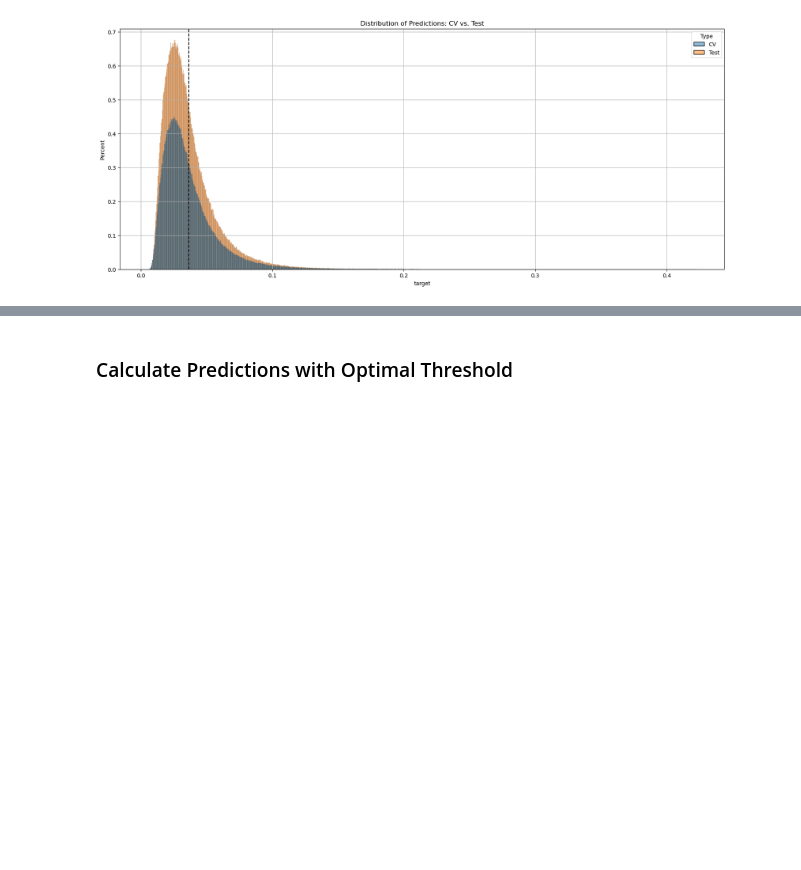
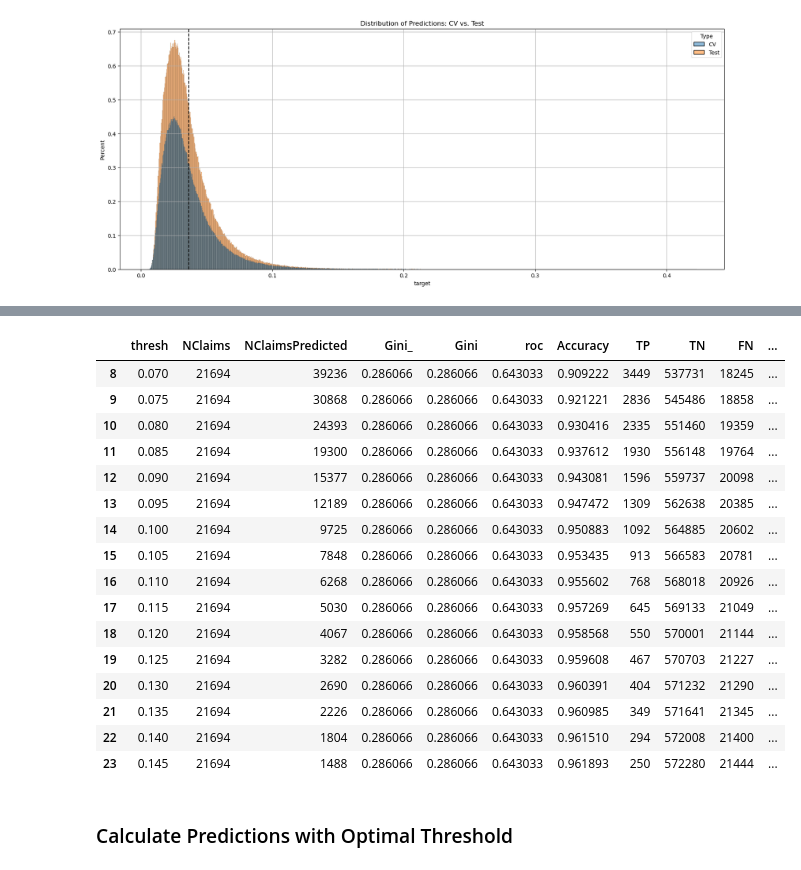
Before and after one commit to RickArko/ami-porto, a Jupyter notebook: Model.ipynb, the cells around one changed output, grey strips where cells are left out. Cells and saved outputs as stored; diff of their text form; code cells hidden in the pictures; blank space fills up the shorter version.

```diff
--- a/Model.ipynb
+++ b/Model.ipynb
@@ -245,3 +249,4 @@ PRED_LABEL = "pred_label"
 
 df_actuals = train[["id", LABEL]].rename(columns={LABEL: TRUE_LABEL})
 dfscore = dfcv.merge(df_actuals)
+dfscore["pred_naive"] = 0
@@ -252,23 +252,0 @@ dfscore = dfcv.merge(df_actuals)
-# %%
-for thresh in [.02, .03, .05, .1, .15, .20,]:
-    dfscore["label"] = np.where(dfscore["target"] >= thresh, 1, 0)
-    roc_base = roc_auc_score(dfscore["actual"], dfscore["label"])
-    roc_naive = roc_auc_score(dfscore["actual"], dfscore["pred_naive"])
-
-    fpr_baseline, tpr_baseline, _ = roc_curve(dfscore["actual"],  dfscore["label"])
-    fpr_naive, tpr_naive, _ = roc_curve(dfscore["actual"],  dfscore["pred_naive"])
-
-    plt.plot(fpr_naive, tpr_naive, label=f"Naive {roc_naive:.3f}", alpha=0.7, color="black", linestyle="--")
-    plt.plot(fpr_baseline, tpr_baseline, label=f"Baseline {roc_base:.3f}", color="Blue", alpha=0.7)
-    plt.legend(loc="upper left")
-    plt.ylabel('True Positive Rate')
-    plt.xlabel('False Positive Rate')
-    plt.rcParams["figure.figsize"] = (20, 6)
-    plt.title(f'ROC Curve Comparison with threshold {thresh}\n Score: {roc_base:.4f}')
-    plt.grid()
-    # fname = PLOT_DIR.joinpath("roc_curve_comparison.png")
-    # plt.savefig(fname)
-    if SAVE_PLOTS:
-        fname = PLOT_DIR.joinpath(f"Model-Decision-Threshold-{thresh}.png")
-        plt.savefig(fname)
-    plt.show()
@@ -284,22 +268,23 @@ for thresh in [.02, .03, .05, .1, .15, .20,]:
 # %%
 res = []
 
-for thresh in np.arange(.03, .2, .01):
+for thresh in np.arange(.03, .15, .005):
     d = {}
     d["thresh"] = thresh
+    dfscore[PRED_LABEL] = np.where(dfscore[LABEL] >= thresh, 1, 0)
 
-    dfscore[PRED_LABEL] = np.where(dfscore[LABEL] >= thresh, 1, 0)
     d["NClaims"] = dfscore[TRUE_LABEL].sum()
     d["NClaimsPredicted"] = dfscore[PRED_LABEL].sum()
-    d["Gini_"] = Gini(dfscore[TRUE_LABEL], dfscore[PRED_LABEL])
-    d["Gini"] = gini_normalized(dfscore[TRUE_LABEL], dfscore[PRED_LABEL])
+    d["Gini_"] = Gini(dfscore[TRUE_LABEL], dfscore[LABEL])
+    d["Gini"] = gini_normalized(dfscore[TRUE_LABEL], dfscore[LABEL])
 
-    d["roc"] = roc_auc_score(dfscore[TRUE_LABEL], dfscore[PRED_LABEL])
+    d["roc"] = roc_auc_score(dfscore[TRUE_LABEL], dfscore[LABEL])
+    d["Accuracy"] = accuracy_score(dfscore[TRUE_LABEL], dfscore[PRED_LABEL])
 
-    d["Accuracy"] = accuracy_score(dfscore[TRUE_LABEL], dfscore[PRED_LABEL])
     tn, fp, fn, tp = confusion_matrix(dfscore[TRUE_LABEL], dfscore[PRED_LABEL]).ravel()
     d["TP"] = tp
     d["TN"] = tn
     d["FN"] = fn
     d["FP"] = fp
+    d["f1_score"] = f1_score(dfscore[TRUE_LABEL], dfscore[PRED_LABEL])
     res.append(d)
@@ -329,3 +291,26 @@ dfr.sort_values("Gini", ascending=False)
+# %%
+dfr = pd.DataFrame(res)
+dfr["PositiveRate"] = dfr["NClaimsPredicted"] / len(dfscore)
+# %%
+dfr[(dfr["Accuracy"] > .9)].sort_values("f1_score", ascending=False)
+# %% [output]
+|  | thresh | NClaims | NClaimsPredicted | Gini_ | Gini | roc | Accuracy | TP | TN | FN | ... |
+| 8 | 0.070 | 21694 | 39236 | 0.286066 | 0.286066 | 0.643033 | 0.909222 | 3449 | 537731 | 18245 | ... |
+| 9 | 0.075 | 21694 | 30868 | 0.286066 | 0.286066 | 0.643033 | 0.921221 | 2836 | 545486 | 18858 | ... |
+| 10 | 0.080 | 21694 | 24393 | 0.286066 | 0.286066 | 0.643033 | 0.930416 | 2335 | 551460 | 19359 | ... |
+| 11 | 0.085 | 21694 | 19300 | 0.286066 | 0.286066 | 0.643033 | 0.937612 | 1930 | 556148 | 19764 | ... |
+| 12 | 0.090 | 21694 | 15377 | 0.286066 | 0.286066 | 0.643033 | 0.943081 | 1596 | 559737 | 20098 | ... |
+| 13 | 0.095 | 21694 | 12189 | 0.286066 | 0.286066 | 0.643033 | 0.947472 | 1309 | 562638 | 20385 | ... |
+| 14 | 0.100 | 21694 | 9725 | 0.286066 | 0.286066 | 0.643033 | 0.950883 | 1092 | 564885 | 20602 | ... |
+| 15 | 0.105 | 21694 | 7848 | 0.286066 | 0.286066 | 0.643033 | 0.953435 | 913 | 566583 | 20781 | ... |
+| 16 | 0.110 | 21694 | 6268 | 0.286066 | 0.286066 | 0.643033 | 0.955602 | 768 | 568018 | 20926 | ... |
+| 17 | 0.115 | 21694 | 5030 | 0.286066 | 0.286066 | 0.643033 | 0.957269 | 645 | 569133 | 21049 | ... |
+| 18 | 0.120 | 21694 | 4067 | 0.286066 | 0.286066 | 0.643033 | 0.958568 | 550 | 570001 | 21144 | ... |
+| 19 | 0.125 | 21694 | 3282 | 0.286066 | 0.286066 | 0.643033 | 0.959608 | 467 | 570703 | 21227 | ... |
+| 20 | 0.130 | 21694 | 2690 | 0.286066 | 0.286066 | 0.643033 | 0.960391 | 404 | 571232 | 21290 | ... |
+| 21 | 0.135 | 21694 | 2226 | 0.286066 | 0.286066 | 0.643033 | 0.960985 | 349 | 571641 | 21345 | ... |
+| 22 | 0.140 | 21694 | 1804 | 0.286066 | 0.286066 | 0.643033 | 0.961510 | 294 | 572008 | 21400 | ... |
+| 23 | 0.145 | 21694 | 1488 | 0.286066 | 0.286066 | 0.643033 | 0.961893 | 250 | 572280 | 21444 | ... |
 # %% [markdown]
 ### Calculate Predictions with Optimal Threshold
 # %%
```
Also changed, not shown: parts of 12 cells of this notebook, 3 other files.
